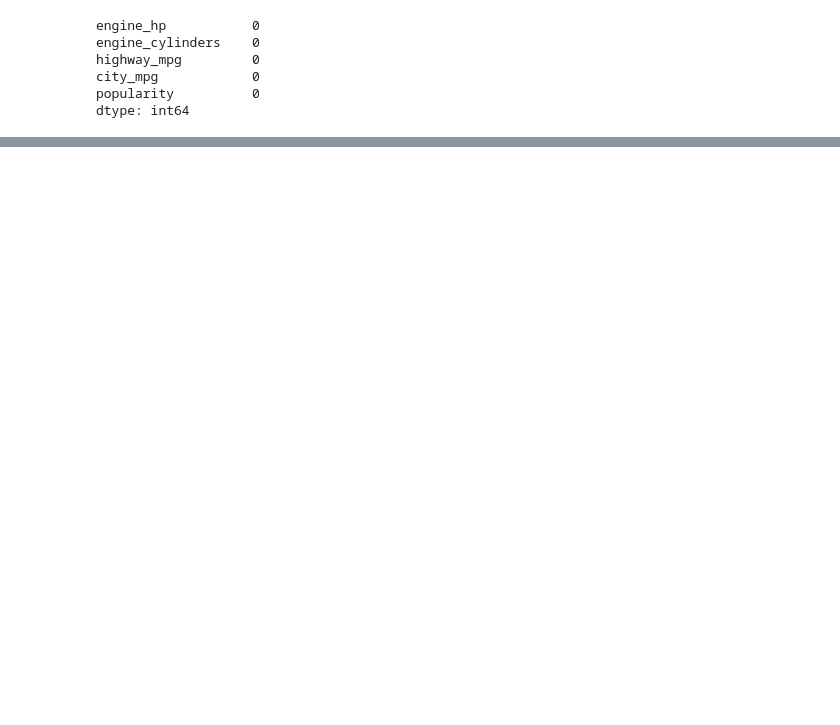
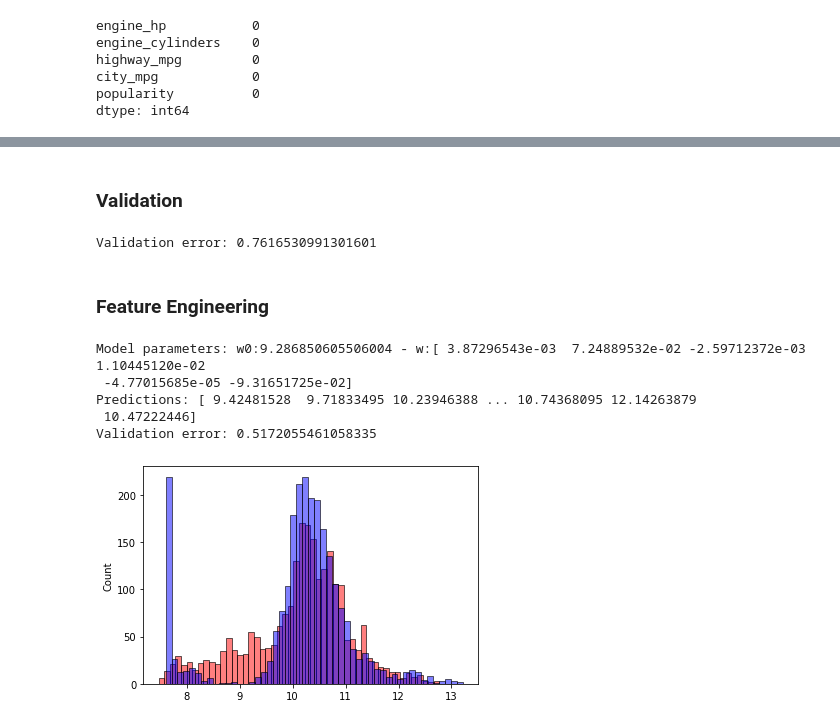
Before and after one commit to maclavijo/MLZoomcamp, a Jupyter notebook: Week2/Car Price Prediction.ipynb, the cells around one changed output, grey strips where cells are left out. Saved outputs shown, nothing was run; the diff lists cells and outputs as text; code cells hidden in the pictures; blank space fills up the shorter version.

```diff
--- a/Week2/Car Price Prediction.ipynb
+++ b/Week2/Car Price Prediction.ipynb
@@ -244,7 +219,0 @@ Predictions: [ 9.34  9.18  9.42 ... 10.21 11.98  9.82]
-# %%
-# Function to calculate the rmse error
-
-def RMSE(y, yPred):
-    err = (y - yPred)**2
-    mse = np.sqrt(err.mean())
-    return mse
@@ -280,0 +222,7 @@ Validation error: 0.7837535046725055
+# %%
+# Function to calculate the rmse error
+
+def RMSE(y, yPred):
+    sqrerr = (y - yPred)**2
+    mse = np.sqrt(sqrerr.mean())
+    return mse
@@ -280,0 +236,2 @@ Validation error: 0.7837535046725055
+# %% [markdown]
+### Validation
@@ -280,0 +246,48 @@ Validation error: 0.7837535046725055
+# %%
+# Calculate validation y and error
+Xtrain = prepareX(dfTrain)
+w0, w = TrainLinearReg(XTrain, yTrain)
+
+XVal = prepareX(dfVal)
+yValPred = w0 + XVal.dot(w)
+valErr = RMSE(yVal, yValPred)
+print(f'Validation error: {valErr}')
+# %% [output]
+Validation error: 0.7616530991301601
+# %% [markdown]
+### Feature Engineering
+# %%
+# Function to prepare and clean up dataframes
+
+def PrepareX(df):
+    df = df.copy()
+    df['age'] = 2017 - df.year
+    features = base + ['age']
+    dfTemp = df[features]
+    #dfTemp = df[base]
+    dfTemp.fillna(0, inplace=True)
+    X = dfTemp.values
+    return X
+# %%
+# Calculate validation y and error
+XTrain = PrepareX(dfTrain)
+w0, w = TrainLinearReg(XTrain, yTrain)
+
+XVal = PrepareX(dfVal)
+yValPred = w0 + XVal.dot(w)
+valErr = RMSE(yVal, yValPred)
+
+print(f'Model parameters: w0:{w0} - w:{w}')
+yPred = w0 + XTrain.dot(w)
+print(f'Predictions: {yPred}')
+print(f'Validation error: {valErr}')
+
+_ = sns.histplot(yValPred, color='red', alpha=0.5, bins=50)
+_ = sns.histplot(yVal, color='blue', alpha=0.5, bins=50)
+# %% [output]
+Model parameters: w0:9.286850605506004 - w:[ 3.87296543e-03  7.24889532e-02 -2.59712372e-03  1.10445120e-02
+ -4.77015685e-05 -9.31651725e-02]
+Predictions: [ 9.42481528  9.71833495 10.23946388 ... 10.74368095 12.14263879
+ 10.47222446]
+Validation error: 0.5172055461058335
+[figure, added]
```
Also changed, not shown: parts of 21 cells of this notebook.
